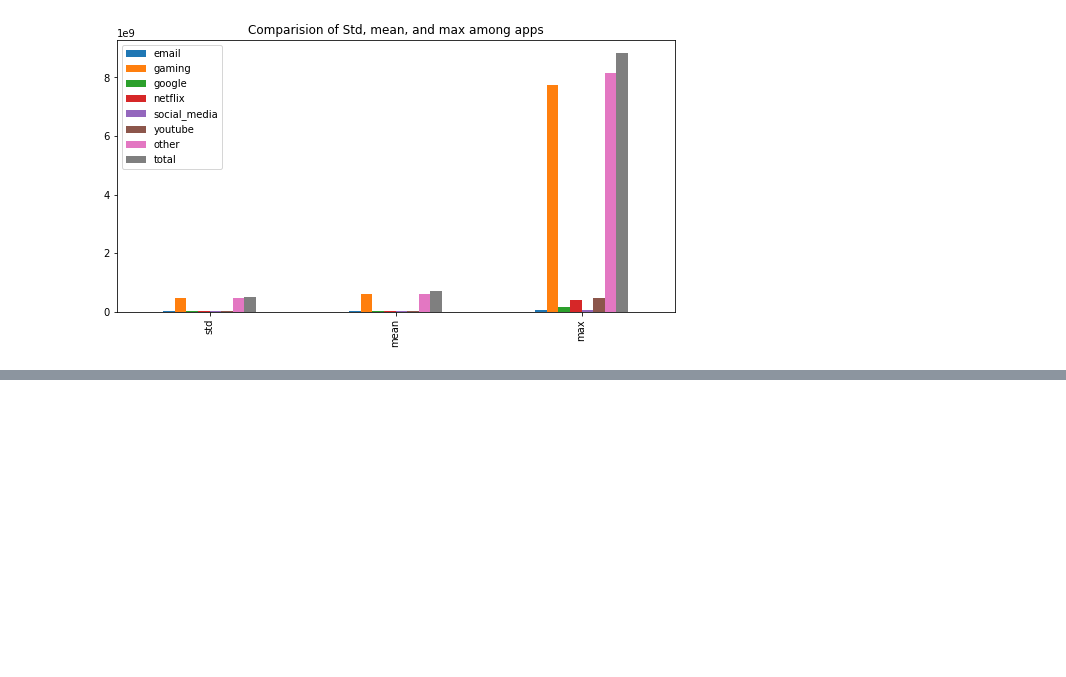
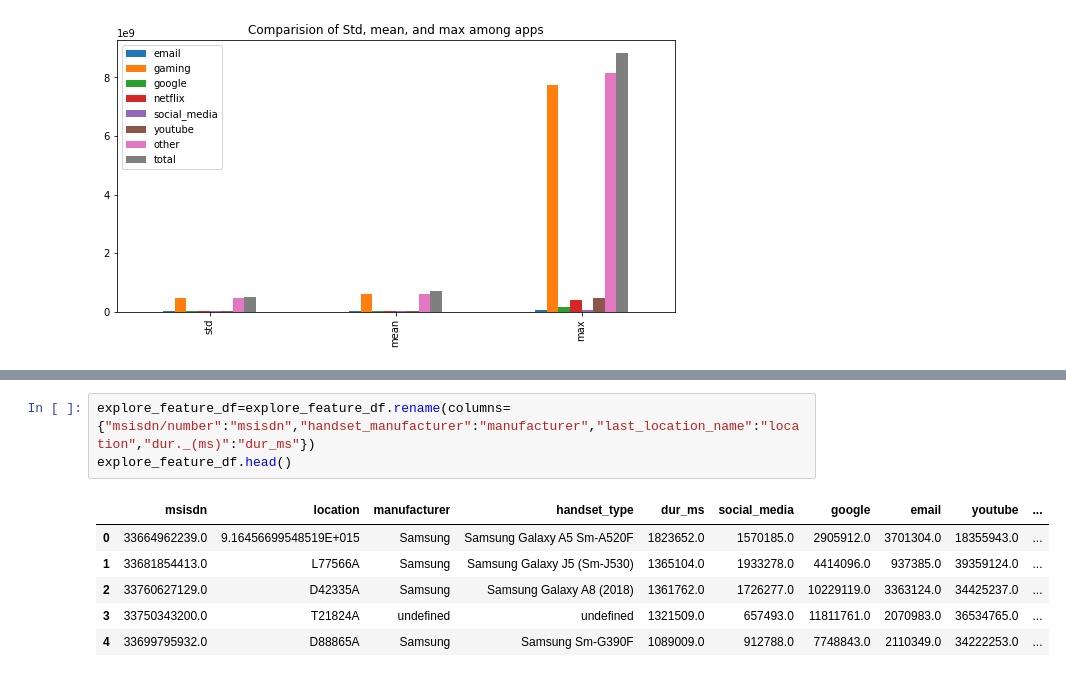
Before and after one commit to Nathnael12/Telecom_data_analysis, a Jupyter notebook: notebooks/data_exploration.ipynb, the cells around one changed output, grey strips where cells are left out. Saved outputs shown, nothing was run; the diff lists cells and outputs as text; blank space fills up the shorter version.

```diff
--- a/notebooks/data_exploration.ipynb
+++ b/notebooks/data_exploration.ipynb
@@ -411,0 +432,10 @@ plt.show()
+# %%
+explore_feature_df=explore_feature_df.rename(columns={"msisdn/number":"msisdn","handset_manufacturer":"manufacturer","last_location_name":"location","dur._(ms)":"dur_ms"})
+explore_feature_df.head()
+# %% [output]
+|  | msisdn | location | manufacturer | handset_type | dur_ms | social_media | google | email | youtube | ... |
+| 0 | 33664962239.0 | 9.16456699548519E+015 | Samsung | Samsung Galaxy A5 Sm-A520F | 1823652.0 | 1570185.0 | 2905912.0 | 3701304.0 | 18355943.0 | ... |
+| 1 | 33681854413.0 | L77566A | Samsung | Samsung Galaxy J5 (Sm-J530) | 1365104.0 | 1933278.0 | 4414096.0 | 937385.0 | 39359124.0 | ... |
+| 2 | 33760627129.0 | D42335A | Samsung | Samsung Galaxy A8 (2018) | 1361762.0 | 1726277.0 | 10229119.0 | 3363124.0 | 34425237.0 | ... |
+| 3 | 33750343200.0 | T21824A | undefined | undefined | 1321509.0 | 657493.0 | 11811761.0 | 2070983.0 | 36534765.0 | ... |
+| 4 | 33699795932.0 | D88865A | Samsung | Samsung Sm-G390F | 1089009.0 | 912788.0 | 7748843.0 | 2110349.0 | 34222253.0 | ... |
```
Also changed, not shown: parts of 5 cells of this notebook.
